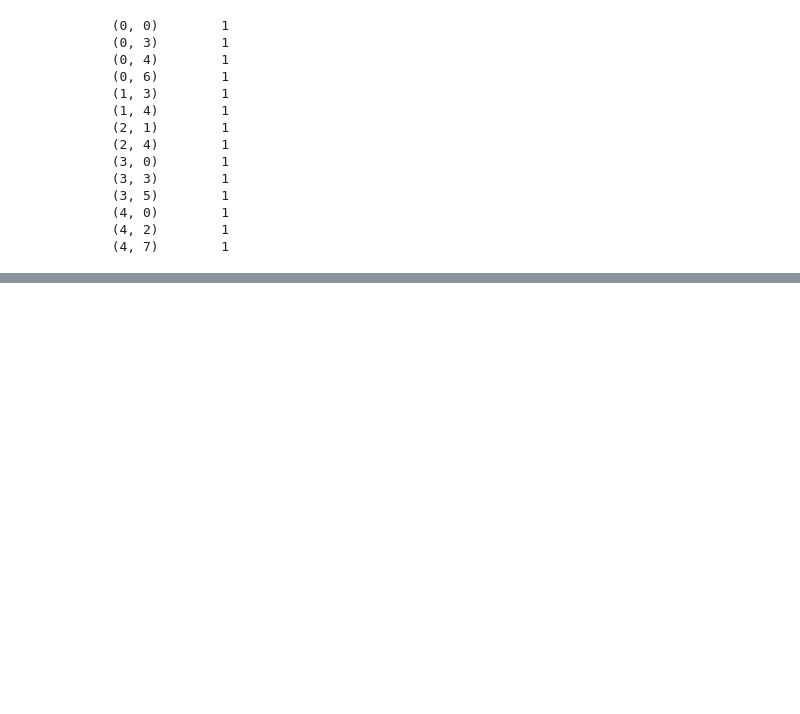
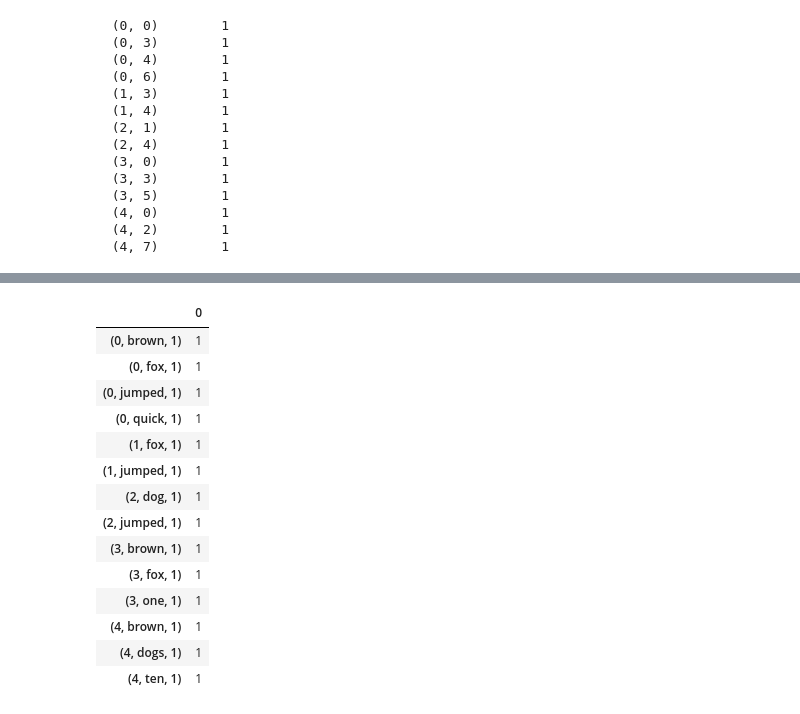
Before and after one commit to usnistgov/grabble, a Jupyter notebook: notebooks/python_decorator.ipynb, the cells around one changed output, grey strips where cells are left out. Saved outputs shown, nothing was run; the diff lists cells and outputs as text; code cells hidden in the pictures; blank space fills up the shorter version.

```diff
--- a/notebooks/python_decorator.ipynb
+++ b/notebooks/python_decorator.ipynb
@@ -161,0 +172,5 @@ EdgeView([(0, 5), (0, 8), (0, 9), (0, 11), (1, 8), (1, 9), (2, 6), (2, 9), (3, 5
+# %%
+def edgelist_to_incidence(edgelist, node_colname, value_colname=None):
+    """assume edgelist is indexed by edge number, not some edge set of names (for now)"""
+    data = np.ones_like(edgelist.index.values) if value_colname == None else edgelist[value_colname].values
+    return sparse.coo_array((data, (edgelist.index, edgelist[node_colname].cat.codes)), shape=(edgelist.shape[0], len(edgelist[node_colname].cat.categories)))  # coo_array((data, (row_idx, col_idx)))
@@ -161,0 +223,19 @@ EdgeView([(0, 5), (0, 8), (0, 9), (0, 11), (1, 8), (1, 9), (2, 6), (2, 9), (3, 5
+# %%
+inc_frame = pd.DataFrame(inc.data, index=edgelist)
+inc_frame
+# %% [output]
+|  | 0 |
+| (0, brown, 1) | 1 |
+| (0, fox, 1) | 1 |
+| (0, jumped, 1) | 1 |
+| (0, quick, 1) | 1 |
+| (1, fox, 1) | 1 |
+| (1, jumped, 1) | 1 |
+| (2, dog, 1) | 1 |
+| (2, jumped, 1) | 1 |
+| (3, brown, 1) | 1 |
+| (3, fox, 1) | 1 |
+| (3, one, 1) | 1 |
+| (4, brown, 1) | 1 |
+| (4, dogs, 1) | 1 |
+| (4, ten, 1) | 1 |
```
Also changed, not shown: parts of 41 cells of this notebook, 4 other files.
